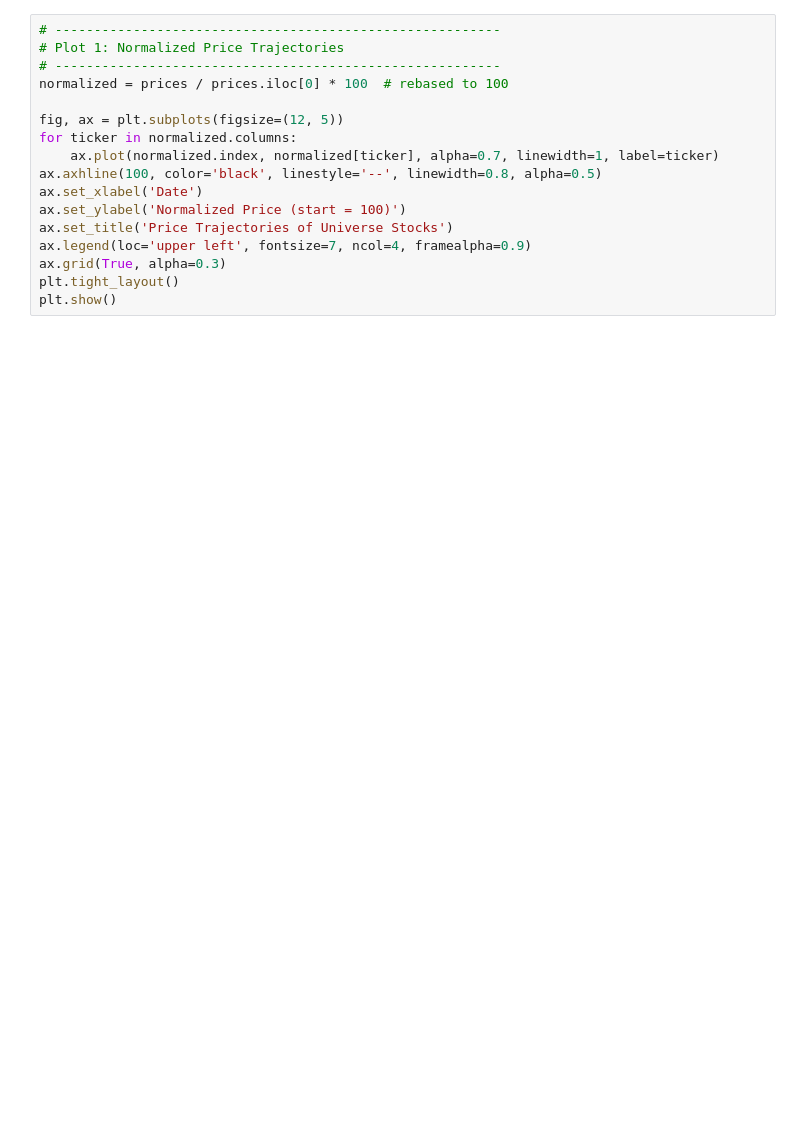
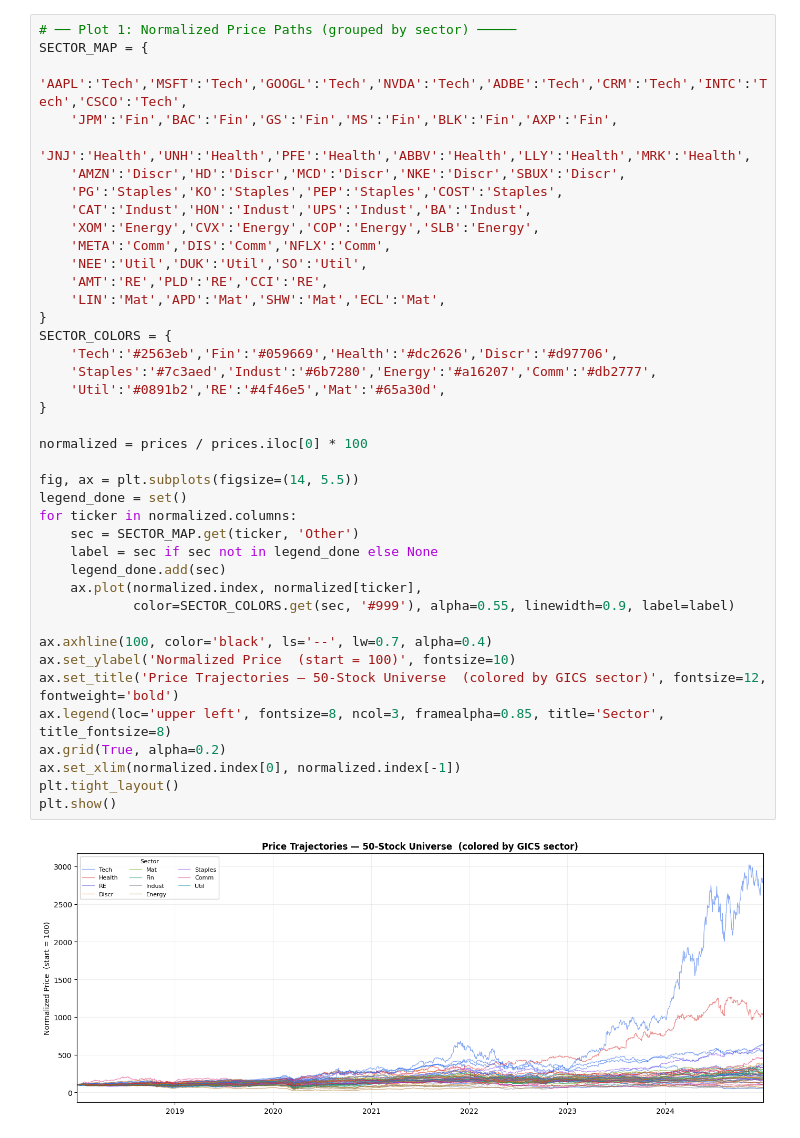
Before and after one commit to DenisGoubkine/farmsa-portfolio-theory, a Jupyter notebook: 00_preface_final.ipynb, the cells around one changed output. Drawn from its saved outputs; the diff is of its cells as text; blank space fills up the shorter version.

```diff
--- a/00_preface_final.ipynb
+++ b/00_preface_final.ipynb
@@ -118,18 +228,43 @@ print(f"Date range: {prices.index[0].strftime('%Y-%m-%d')} to {prices.index[-1].
-# %%
-# ---------------------------------------------------------
-# Plot 1: Normalized Price Trajectories
-# ---------------------------------------------------------
-normalized = prices / prices.iloc[0] * 100  # rebased to 100
-
-fig, ax = plt.subplots(figsize=(12, 5))
-for ticker in normalized.columns:
-    ax.plot(normalized.index, normalized[ticker], alpha=0.7, linewidth=1, label=ticker)
-ax.axhline(100, color='black', linestyle='--', linewidth=0.8, alpha=0.5)
-ax.set_xlabel('Date')
-ax.set_ylabel('Normalized Price (start = 100)')
-ax.set_title('Price Trajectories of Universe Stocks')
-ax.legend(loc='upper left', fontsize=7, ncol=4, framealpha=0.9)
-ax.grid(True, alpha=0.3)
-plt.tight_layout()
-plt.show()
+# %%
+# ── Plot 1: Normalized Price Paths (grouped by sector) ─────
+SECTOR_MAP = {
+    'AAPL':'Tech','MSFT':'Tech','GOOGL':'Tech','NVDA':'Tech','ADBE':'Tech','CRM':'Tech','INTC':'Tech','CSCO':'Tech',
+    'JPM':'Fin','BAC':'Fin','GS':'Fin','MS':'Fin','BLK':'Fin','AXP':'Fin',
+    'JNJ':'Health','UNH':'Health','PFE':'Health','ABBV':'Health','LLY':'Health','MRK':'Health',
+    'AMZN':'Discr','HD':'Discr','MCD':'Discr','NKE':'Discr','SBUX':'Discr',
+    'PG':'Staples','KO':'Staples','PEP':'Staples','COST':'Staples',
+    'CAT':'Indust','HON':'Indust','UPS':'Indust','BA':'Indust',
+    'XOM':'Energy','CVX':'Energy','COP':'Energy','SLB':'Energy',
+    'META':'Comm','DIS':'Comm','NFLX':'Comm',
+    'NEE':'Util','DUK':'Util','SO':'Util',
+    'AMT':'RE','PLD':'RE','CCI':'RE',
+    'LIN':'Mat','APD':'Mat','SHW':'Mat','ECL':'Mat',
+}
+SECTOR_COLORS = {
+    'Tech':'#2563eb','Fin':'#059669','Health':'#dc2626','Discr':'#d97706',
+    'Staples':'#7c3aed','Indust':'#6b7280','Energy':'#a16207','Comm':'#db2777',
+    'Util':'#0891b2','RE':'#4f46e5','Mat':'#65a30d',
+}
+
+normalized = prices / prices.iloc[0] * 100
+
+fig, ax = plt.subplots(figsize=(14, 5.5))
+legend_done = set()
+for ticker in normalized.columns:
+    sec = SECTOR_MAP.get(ticker, 'Other')
+    label = sec if sec not in legend_done else None
+    legend_done.add(sec)
+    ax.plot(normalized.index, normalized[ticker],
+            color=SECTOR_COLORS.get(sec, '#999'), alpha=0.55, linewidth=0.9, label=label)
+
+ax.axhline(100, color='black', ls='--', lw=0.7, alpha=0.4)
+ax.set_ylabel('Normalized Price  (start = 100)', fontsize=10)
+ax.set_title('Price Trajectories — 50-Stock Universe  (colored by GICS sector)', fontsize=12, fontweight='bold')
+ax.legend(loc='upper left', fontsize=8, ncol=3, framealpha=0.85, title='Sector', title_fontsize=8)
+ax.grid(True, alpha=0.2)
+ax.set_xlim(normalized.index[0], normalized.index[-1])
+plt.tight_layout()
+plt.show()
+# %% [output]
+[figure, added]
 # %%
```
Also changed, not shown: parts of 20 cells of this notebook, 9 other files.
